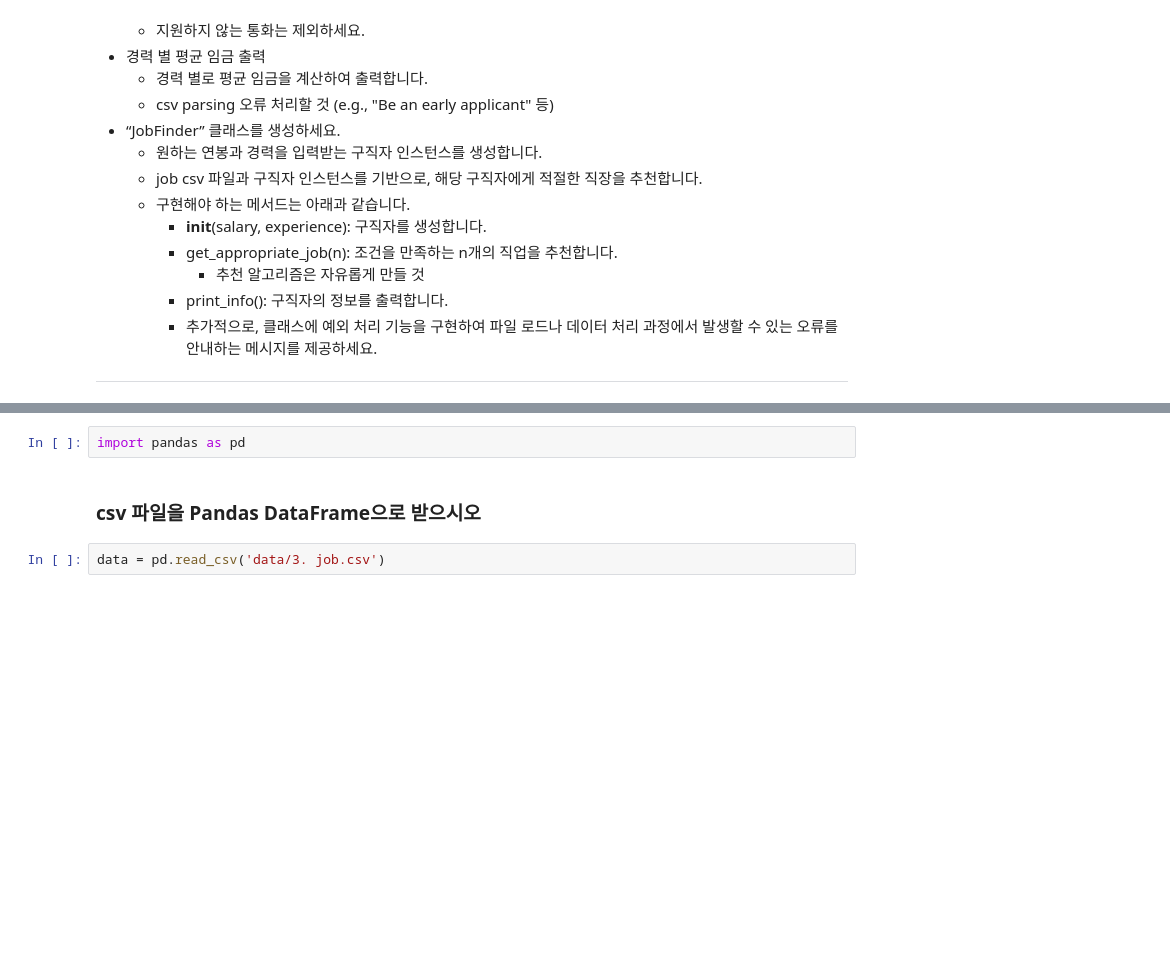
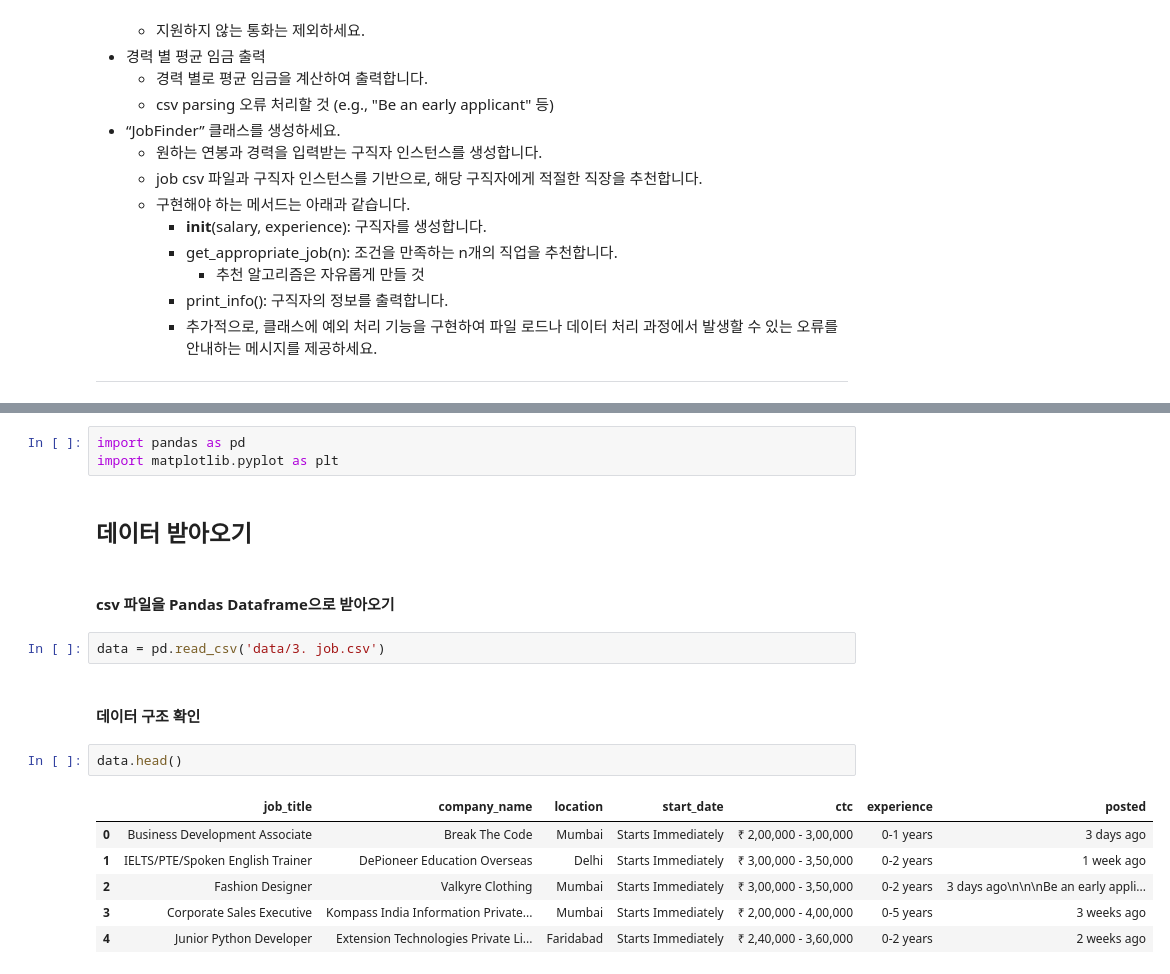
Before and after one commit to woojin2296/DataAnalysisProject, a Jupyter notebook: Project3.ipynb, the cells around one changed output, grey strips where cells are left out. Drawn from its saved outputs; the diff is of its cells as text; blank space fills up the shorter version.

```diff
--- a/Project3.ipynb
+++ b/Project3.ipynb
@@ -58,6 +58,20 @@
 # %%
 import pandas as pd
+import matplotlib.pyplot as plt
 # %% [markdown]
-### csv 파일을 Pandas DataFrame으로 받으시오
+## 데이터 받아오기
+# %% [markdown]
+#### csv 파일을 Pandas Dataframe으로 받아오기
 # %%
 data = pd.read_csv('data/3. job.csv')
+# %% [markdown]
+#### 데이터 구조 확인
+# %%
+data.head()
+# %% [output]
+|  | job_title | company_name | location | start_date | ctc | experience | posted |
+| 0 | Business Development Associate | Break The Code | Mumbai | Starts Immediately | ₹ 2,00,000 - 3,00,000 | 0-1 years | 3 days ago |
+| 1 | IELTS/PTE/Spoken English Trainer | DePioneer Education Overseas | Delhi | Starts Immediately | ₹ 3,00,000 - 3,50,000 | 0-2 years | 1 week ago |
+| 2 | Fashion Designer | Valkyre Clothing | Mumbai | Starts Immediately | ₹ 3,00,000 - 3,50,000 | 0-2 years | 3 days ago\n\n\nBe an early appli... |
+| 3 | Corporate Sales Executive | Kompass India Information Private... | Mumbai | Starts Immediately | ₹ 2,00,000 - 4,00,000 | 0-5 years | 3 weeks ago |
+| 4 | Junior Python Developer | Extension Technologies Private Li... | Faridabad | Starts Immediately | ₹ 2,40,000 - 3,60,000 | 0-2 years | 2 weeks ago |
```
Also changed, not shown: parts of 44 cells of this notebook.
